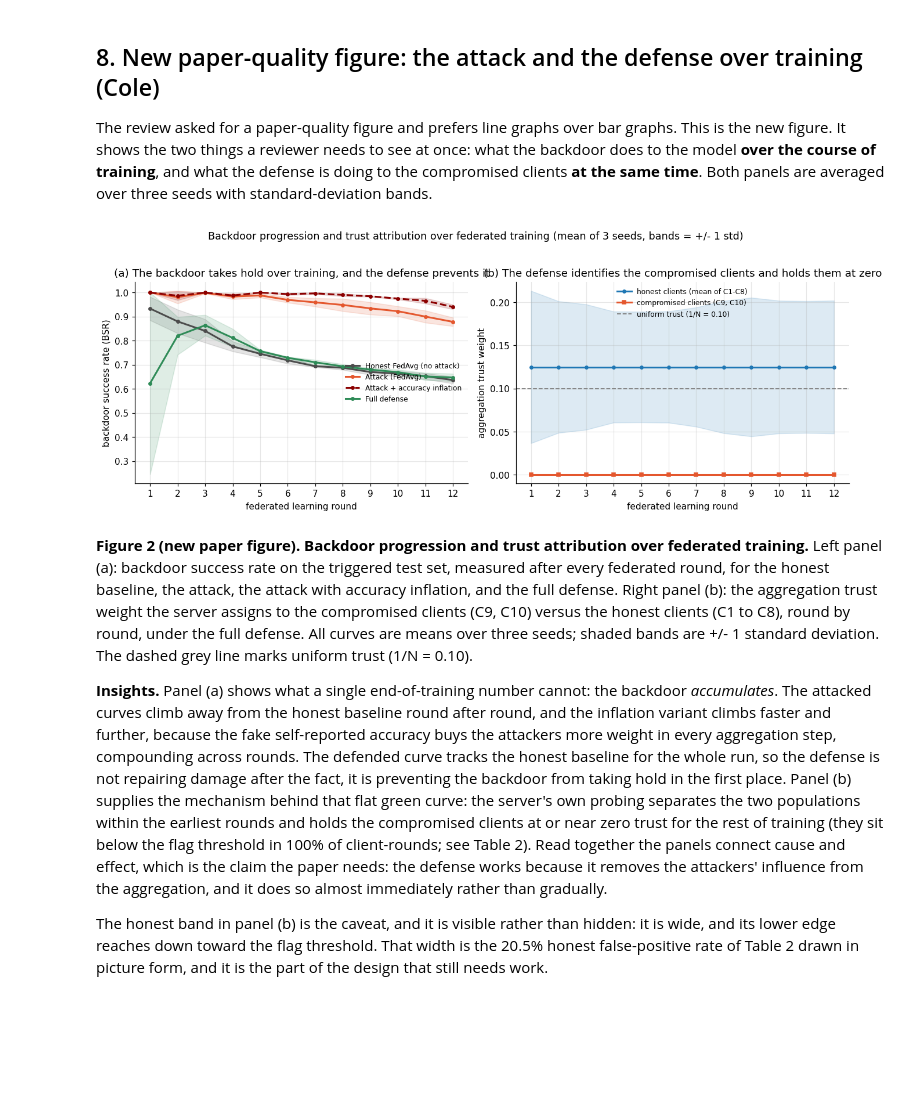
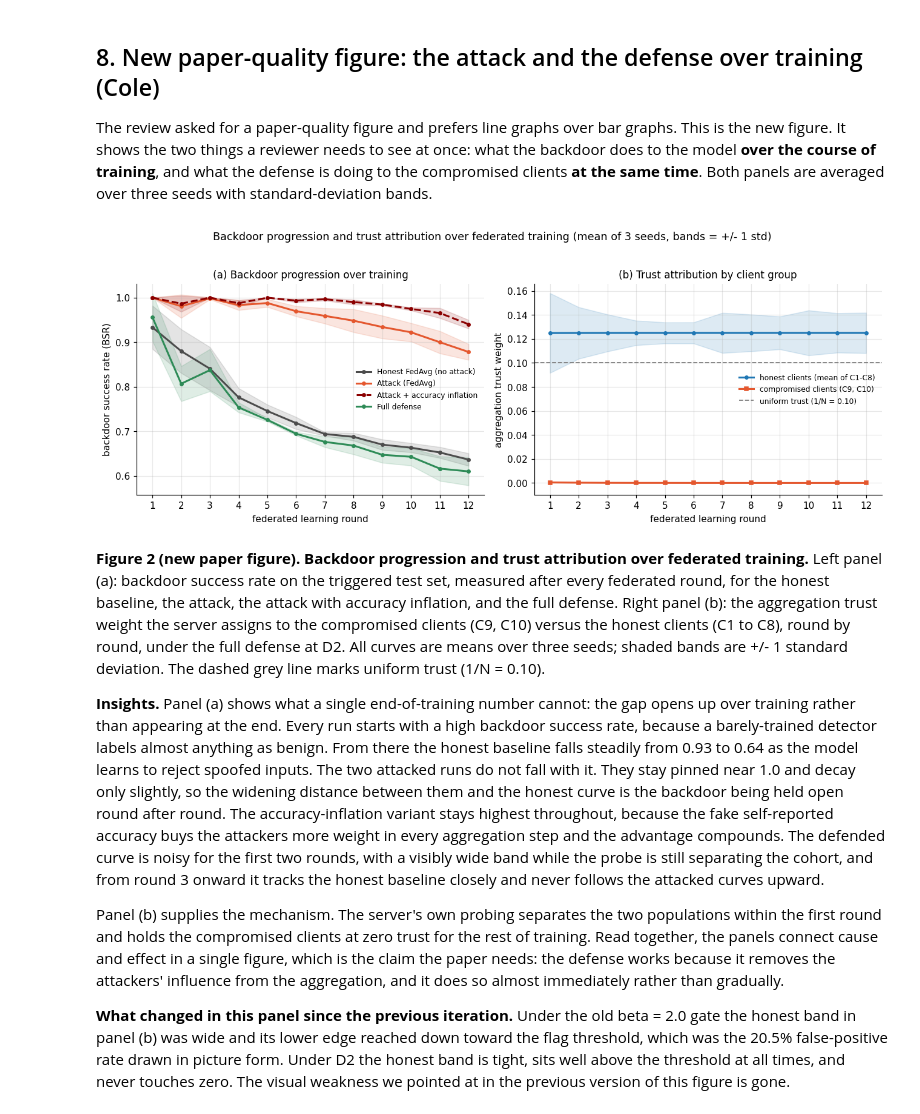
Before and after one commit to wjed/uav-security, a Jupyter notebook: weeks/week10-validation/1-validation/10_validation.ipynb, the cells around one changed output. Saved outputs shown, nothing was run; the diff lists cells and outputs as text; code cells hidden in the pictures; blank space fills up the shorter version.

```diff
--- a/weeks/week10-validation/1-validation/10_validation.ipynb
+++ b/weeks/week10-validation/1-validation/10_validation.ipynb
@@ -180,8 +180,15 @@ Unchanged from the previous report, but now parameterized so the defense knobs (
 # %%
 # ======================================================================
 # (Will)  Probe features, trigger, client split, poisoning, model + defense.
-# beta and ema are now arguments so Section 7 can sweep them.
+# beta, tau and ema are arguments so Section 7 can sweep them.
+#
+# The gate now defaults to the D2 configuration: a gentler penalty (beta=1.0)
+# plus a suspicion dead-zone (tau=2.0). We adopted this after the ablation in
+# 2-improvements showed the old beta=2.0 gate flagged honest clients in 20.5%
+# of client-rounds. The dead-zone means a client is only penalised once its
+# suspicion clears tau, so a single odd round costs it nothing.
 # ======================================================================
+DEF_BETA, DEF_TAU = 1.0, 2.0          # D2: recommended defense configuration
 N_CLIENTS, N_ATTACK, VAL_FRAC = 10, 2, 0.15
 FL_ROUNDS, LOCAL_EPOCHS, BATCH, BOOST = 12, 3, 512, 3.0
 CN0 = FEATURES.index('CN0')
@@ -244,7 +251,7 @@ def fedavg(pl, w=None):
     return [sum(wi*p for wi,p in zip(w,layers)) for layers in zip(*pl)]
 def coord_median(pl): return [torch.stack(list(layers),0).median(0).values for layers in zip(*pl)]
 
-def behavioral_trust(models, beta):
+def behavioral_trust(models, beta, tau=0.0):
     clean = np.array([acc(mm, X_root_sc, y_root) for mm in models])
     det = np.zeros((len(models), len(PROBE_FEATS)))
     for j, f in enumerate(PROBE_FEATS):
@@ -254,10 +261,11 @@ def behavioral_trust(models, beta):
     susp = np.maximum(0.0, (med-det)/mad).max(axis=1)
     if clean.max() < 0.55 or (clean.max()-clean.min()) < 1e-3:
         return np.ones(len(models))/len(models)
-    r = clean*np.exp(-beta*susp)
+    s_eff = np.maximum(0.0, susp - tau)      # dead-zone: ignore suspicion below tau
+    r = clean*np.exp(-beta*s_eff)
     return r/r.sum() if r.sum() > 1e-9 else np.ones(len(models))/len(models)
 
-def run_fl(clist, seed, defense=None, acc_weighted=False, fake=False, boost=1.0, beta=2.0, ema=0.5):
+def run_fl(clist, seed, defense=None, acc_weighted=False, fake=False, boost=1.0, beta=DEF_BETA, ema=0.5, tau=DEF_TAU):
     reseed(seed)
     g = BinaryDNN(D); trust_hist=[]; prev=None; bsr_r=[]; rec_r=[]
     for _ in range(FL_ROUNDS):
@@ -270,7 +278,7 @@ def run_fl(clist, seed, defense=None, acc_weighted=False, fake=False, boost=1.0,
             locs.append(lp)
             rep.append(0.99 if (fake and i >= N_CLIENTS-N_ATTACK) else acc(mm, c['Xv'], c['yv']))
         if defense == 'full':
-            t = behavioral_trust(models, beta)
+            t = behavioral_trust(models, beta, tau)
             if prev is not None: t = ema*t + (1-ema)*prev
             prev = t; trust_hist.append(t.copy())
             sc_ = [[gg+N_CLIENTS*tt*(pp-gg) for gg,pp in zip(gp,params)] for tt,params in zip(t,locs)]
@@ -288,15 +296,16 @@ def run_fl(clist, seed, defense=None, acc_weighted=False, fake=False, boost=1.0,
                 bsr_rounds=bsr_r, recall_rounds=rec_r, trust=np.array(trust_hist) if trust_hist else None)
 
 CACHE = {}
-def run_case(case, seed, beta=2.0, ema=0.5):
-    key = (case, seed, round(beta,3), round(ema,3))
+def run_case(case, seed, beta=DEF_BETA, ema=0.5, tau=DEF_TAU):
+    key = (case, seed, round(beta,3), round(ema,3), round(tau,3))
     if key in CACHE: return CACHE[key]
     cl = iid_split(seed)
     if case == 'honest':          r = run_fl(cl, seed)
     elif case == 'attack':        r = run_fl(poison(cl,0.40,seed), seed, boost=BOOST)
     elif case == 'attack_inflate':r = run_fl(poison(cl,0.40,seed), seed, acc_weighted=True, fake=True, boost=BOOST)
-    elif case == 'defense':       r = run_fl(poison(cl,0.40,seed), seed, defense='full', boost=BOOST, beta=beta, ema=ema)
+    elif case == 'defense':       r = run_fl(poison(cl,0.40,seed), seed, defense='full', boost=BOOST, beta=beta, ema=ema, tau=tau)
     else: raise ValueError(case)
     CACHE[key] = r; return r
-print(f'{len(PROBE_FEATS)} probe features | {N_CLIENTS} clients, {N_ATTACK} attackers | ready')
+print(f'{len(PROBE_FEATS)} probe features | {N_CLIENTS} clients, {N_ATTACK} attackers | '
+      f'defense D2 (beta={DEF_BETA}, tau={DEF_TAU}) | ready')
 # %% [output]
@@ -523,42 +574,44 @@ The review asked for a paper-quality figure and prefers line graphs over bar gra
 rounds = np.arange(1, FL_ROUNDS+1)
 style = {'honest':('#4C4C4C','-','Honest FedAvg (no attack)'),
          'attack':('#E4572E','-','Attack (FedAvg)'),
          'attack_inflate':('#8B0000','--','Attack + accuracy inflation'),
          'defense':('#2E8B57','-','Full defense')}
 fig, (axL, axR) = plt.subplots(1, 2, figsize=(12,4.4))
 
 for cs in CASES:
     M = np.stack([run_case(cs, sd)['bsr_rounds'] for sd in SEEDS])
     m, sdv = M.mean(0), M.std(0)
     c, ls, lab = style[cs]
     axL.plot(rounds, m, color=c, ls=ls, lw=2, marker='o', ms=3.5, label=lab)
     axL.fill_between(rounds, m-sdv, m+sdv, color=c, alpha=0.15)
 axL.set_xlabel('federated learning round'); axL.set_ylabel('backdoor success rate (BSR)')
-axL.set_title('(a) The backdoor takes hold over training, and the defense prevents it')
+axL.set_title('(a) Backdoor progression over training', fontsize=11)
 axL.set_xticks(rounds); axL.legend(fontsize=8, loc='center right')
 
 A = np.stack([run_case('defense', sd)['trust'] for sd in SEEDS])       # [seed, round, client]
 att_m = A[:,:,att_idx].mean(axis=(0,2)); att_s = A[:,:,att_idx].std(axis=(0,2))
 hon_m = A[:,:,hon_idx].mean(axis=(0,2)); hon_s = A[:,:,hon_idx].std(axis=(0,2))
 axR.plot(rounds, hon_m, color='#1F77B4', lw=2, marker='o', ms=3.5, label='honest clients (mean of C1-C8)')
 axR.fill_between(rounds, hon_m-hon_s, hon_m+hon_s, color='#1F77B4', alpha=0.15)
 axR.plot(rounds, att_m, color='#E4572E', lw=2, marker='s', ms=3.5, label='compromised clients (C9, C10)')
 axR.fill_between(rounds, att_m-att_s, att_m+att_s, color='#E4572E', alpha=0.15)
 axR.axhline(UNIFORM, color='gray', ls='--', lw=1.2, label=f'uniform trust (1/N = {UNIFORM:.2f})')
 axR.set_xlabel('federated learning round'); axR.set_ylabel('aggregation trust weight')
-axR.set_title('(b) The defense identifies the compromised clients and holds them at zero')
+axR.set_title('(b) Trust attribution by client group', fontsize=11)
 axR.set_xticks(rounds); axR.set_ylim(-0.01, None); axR.legend(fontsize=8)
 fig.suptitle('Backdoor progression and trust attribution over federated training (mean of 3 seeds, bands = +/- 1 std)',
              y=1.03, fontsize=11.5)
 fig.tight_layout(); fig.savefig(RESULTS/'fig_main_paper_rounds.png', bbox_inches='tight'); plt.show()
 # %% [output]
-[figure, old version]
+[figure, new version]
 # %% [markdown]
-**Figure 2 (new paper figure). Backdoor progression and trust attribution over federated training.** Left panel (a): backdoor success rate on the triggered test set, measured after every federated round, for the honest baseline, the attack, the attack with accuracy inflation, and the full defense. Right panel (b): the aggregation trust weight the server assigns to the compromised clients (C9, C10) versus the honest clients (C1 to C8), round by round, under the full defense. All curves are means over three seeds; shaded bands are +/- 1 standard deviation. The dashed grey line marks uniform trust (1/N = 0.10).
+**Figure 2 (new paper figure). Backdoor progression and trust attribution over federated training.** Left panel (a): backdoor success rate on the triggered test set, measured after every federated round, for the honest baseline, the attack, the attack with accuracy inflation, and the full defense. Right panel (b): the aggregation trust weight the server assigns to the compromised clients (C9, C10) versus the honest clients (C1 to C8), round by round, under the full defense at D2. All curves are means over three seeds; shaded bands are +/- 1 standard deviation. The dashed grey line marks uniform trust (1/N = 0.10).
 
-**Insights.** Panel (a) shows what a single end-of-training number cannot: the backdoor *accumulates*. The attacked curves climb away from the honest baseline round after round, and the inflation variant climbs faster and further, because the fake self-reported accuracy buys the attackers more weight in every aggregation step, compounding across rounds. The defended curve tracks the honest baseline for the whole run, so the defense is not repairing damage after the fact, it is preventing the backdoor from taking hold in the first place. Panel (b) supplies the mechanism behind that flat green curve: the server's own probing separates the two populations within the earliest rounds and holds the compromised clients at or near zero trust for the rest of training (they sit below the flag threshold in 100% of client-rounds; see Table 2). Read together the panels connect cause and effect, which is the claim the paper needs: the defense works because it removes the attackers' influence from the aggregation, and it does so almost immediately rather than gradually.
+**Insights.** Panel (a) shows what a single end-of-training number cannot: the gap opens up over training rather than appearing at the end. Every run starts with a high backdoor success rate, because a barely-trained detector labels almost anything as benign. From there the honest baseline falls steadily from 0.93 to 0.64 as the model learns to reject spoofed inputs. The two attacked runs do not fall with it. They stay pinned near 1.0 and decay only slightly, so the widening distance between them and the honest curve is the backdoor being held open round after round. The accuracy-inflation variant stays highest throughout, because the fake self-reported accuracy buys the attackers more weight in every aggregation step and the advantage compounds. The defended curve is noisy for the first two rounds, with a visibly wide band while the probe is still separating the cohort, and from round 3 onward it tracks the honest baseline closely and never follows the attacked curves upward.
 
-The honest band in panel (b) is the caveat, and it is visible rather than hidden: it is wide, and its lower edge reaches down toward the flag threshold. That width is the 20.5% honest false-positive rate of Table 2 drawn in picture form, and it is the part of the design that still needs work.
+Panel (b) supplies the mechanism. The server's own probing separates the two populations within the first round and holds the compromised clients at zero trust for the rest of training. Read together, the panels connect cause and effect in a single figure, which is the claim the paper needs: the defense works because it removes the attackers' influence from the aggregation, and it does so almost immediately rather than gradually.
+
+**What changed in this panel since the previous iteration.** Under the old beta = 2.0 gate the honest band in panel (b) was wide and its lower edge reached down toward the flag threshold, which was the 20.5% false-positive rate drawn in picture form. Under D2 the honest band is tight, sits well above the threshold at all times, and never touches zero. The visual weakness we pointed at in the previous version of this figure is gone.
 # %% [markdown]
 ## 9. Correction note (Cole)
 
```
Also changed, not shown: parts of 10 cells of this notebook, 12 other files.
